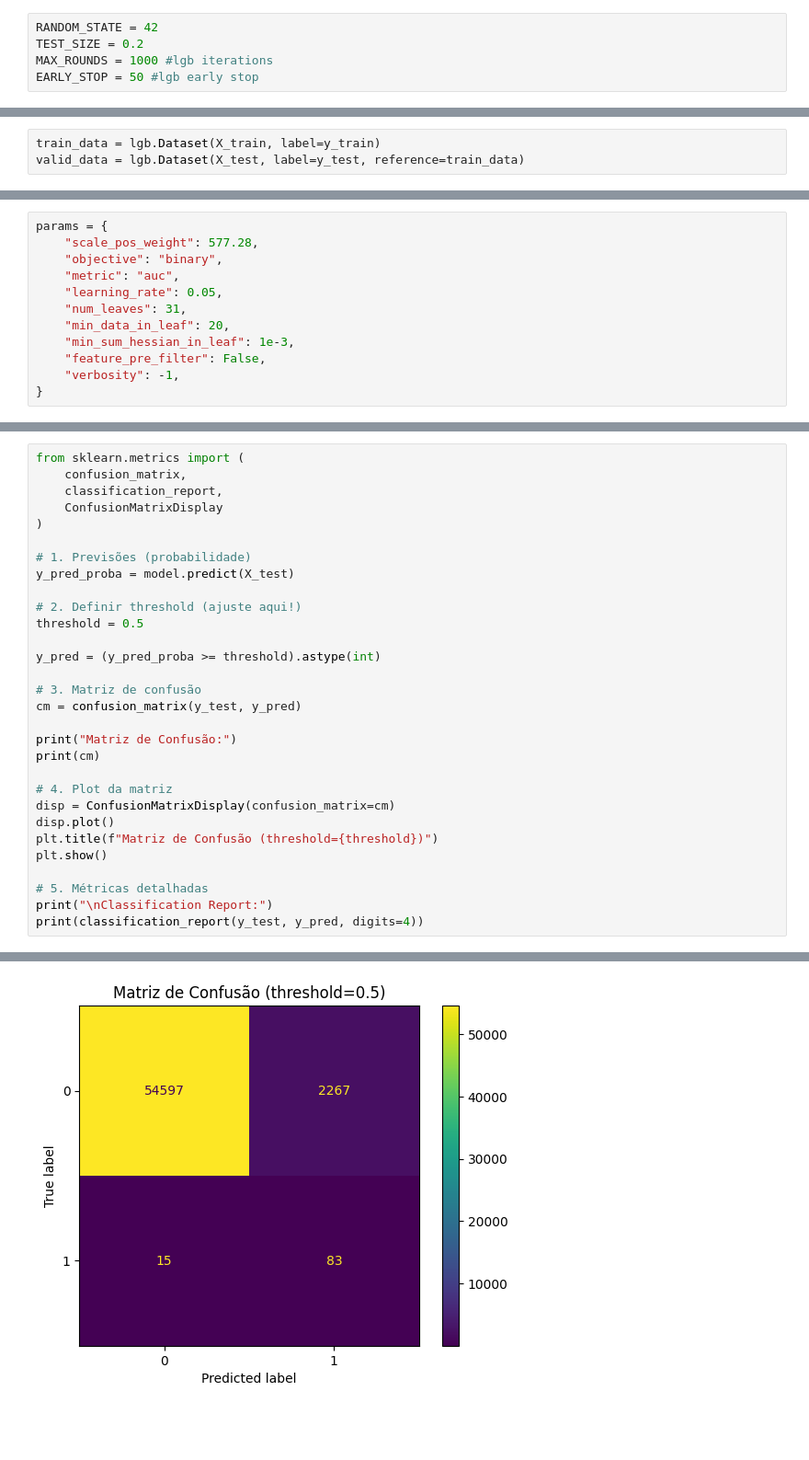
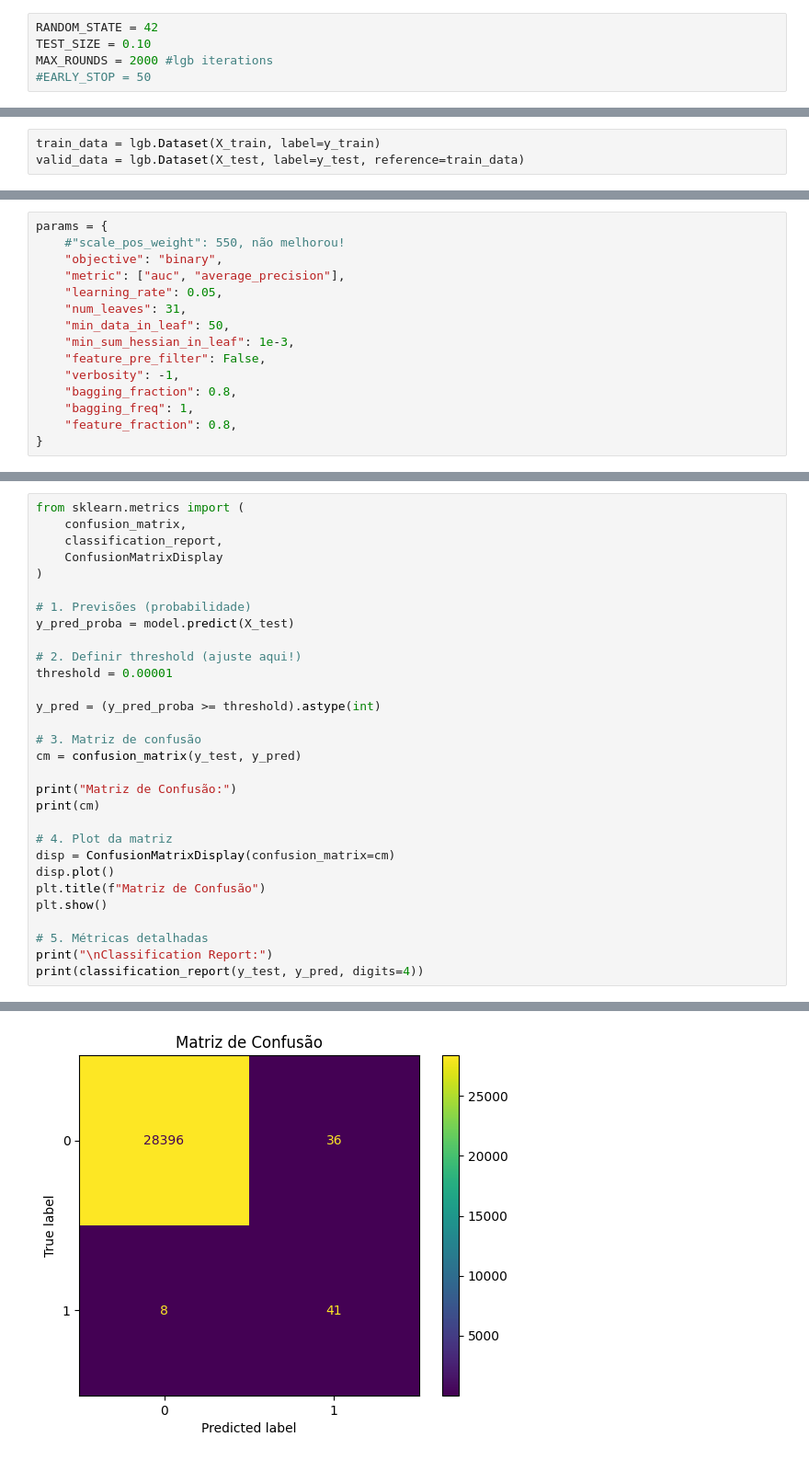
Before and after one commit to lucasgabwinter/credit-fraud-lgbm, a Jupyter notebook: notebooks/caderno.ipynb, the cells around one changed output, grey strips where cells are left out. Shown at 92% size. Cells and saved outputs as stored; diff of their text form; blank space fills up the shorter version.

```diff
--- a/notebooks/caderno.ipynb
+++ b/notebooks/caderno.ipynb
@@ -144,9 +137,9 @@ print(y.shape)
 (284807,)
 # %%
 RANDOM_STATE = 42
-TEST_SIZE = 0.2
-MAX_ROUNDS = 1000 #lgb iterations
-EARLY_STOP = 50 #lgb early stop
+TEST_SIZE = 0.10
+MAX_ROUNDS = 2000 #lgb iterations
+#EARLY_STOP = 50
 # %%
 X_train, X_test, y_train, y_test = train_test_split(
     X, y,
@@ -176,12 +158,15 @@ Name: count, dtype: int64
 # %%
 params = {
-    "scale_pos_weight": 577.28,
+    #"scale_pos_weight": 550, não melhorou!
     "objective": "binary",
-    "metric": "auc",
+    "metric": ["auc", "average_precision"],
     "learning_rate": 0.05,
     "num_leaves": 31,
-    "min_data_in_leaf": 20,
+    "min_data_in_leaf": 50,
     "min_sum_hessian_in_leaf": 1e-3,
     "feature_pre_filter": False,
     "verbosity": -1,
+    "bagging_fraction": 0.8,
+    "bagging_freq": 1,
+    "feature_fraction": 0.8,
 }
@@ -262,7 +257,7 @@ from sklearn.metrics import (
 y_pred_proba = model.predict(X_test)
 
 # 2. Definir threshold (ajuste aqui!)
-threshold = 0.5
+threshold = 0.00001
 
 y_pred = (y_pred_proba >= threshold).astype(int)
 
@@ -275,7 +270,7 @@ print(cm)
 # 4. Plot da matriz
 disp = ConfusionMatrixDisplay(confusion_matrix=cm)
 disp.plot()
-plt.title(f"Matriz de Confusão (threshold={threshold})")
+plt.title(f"Matriz de Confusão")
 plt.show()
 
 # 5. Métricas detalhadas
@@ -288,4 +283,4 @@ Matriz de Confusão:
-[figure, old version]
+[figure, new version]
 Classification Report:
               precision    recall  f1-score   support
 
```
Also changed, not shown: parts of 15 cells of this notebook.
